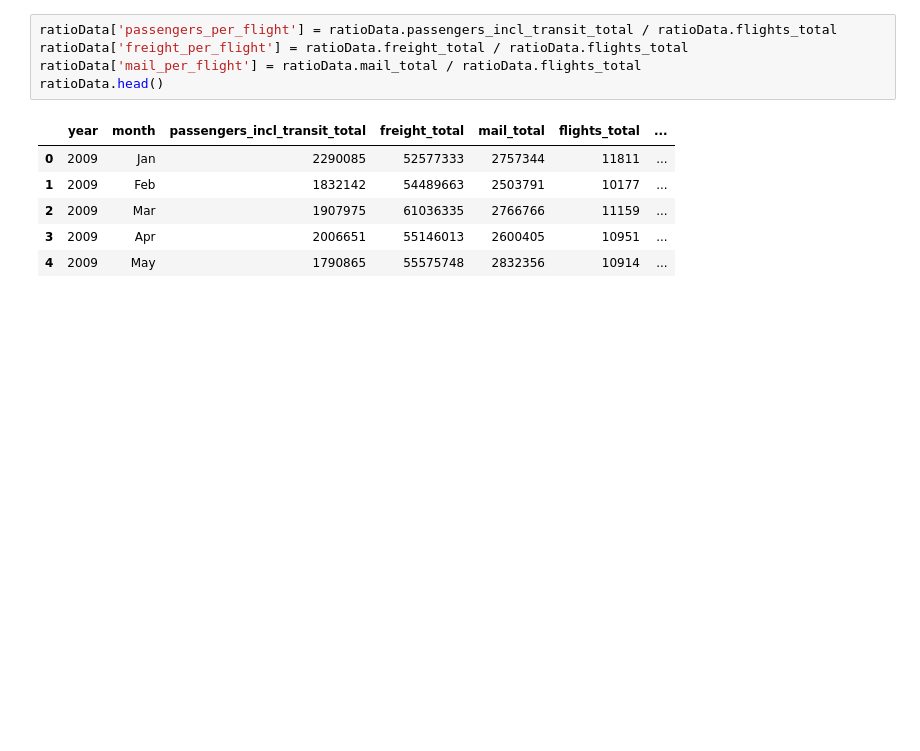
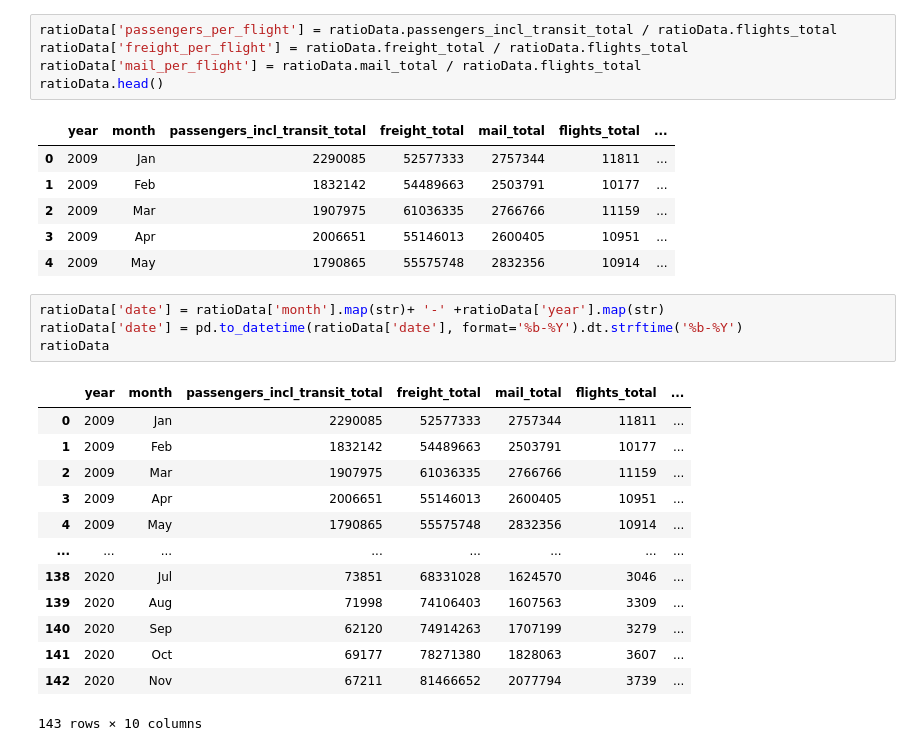
Before and after one commit to dianeyaneza/ebay-espresso, a Jupyter notebook: investigation/ratio_of_passengers_and_freight.ipynb, the cells around one changed output. Saved outputs shown, nothing was run; the diff lists cells and outputs as text; blank space fills up the shorter version.

```diff
--- a/investigation/ratio_of_passengers_and_freight.ipynb
+++ b/investigation/ratio_of_passengers_and_freight.ipynb
@@ -39,3 +39,21 @@ ratioData.head()
 | 2 | 2009 | Mar | 1907975 | 61036335 | 2766766 | 11159 | ... |
 | 3 | 2009 | Apr | 2006651 | 55146013 | 2600405 | 10951 | ... |
 | 4 | 2009 | May | 1790865 | 55575748 | 2832356 | 10914 | ... |
+# %%
+ratioData['date'] = ratioData['month'].map(str)+ '-' +ratioData['year'].map(str)
+ratioData['date'] = pd.to_datetime(ratioData['date'], format='%b-%Y').dt.strftime('%b-%Y')
+ratioData
+# %% [output]
+|  | year | month | passengers_incl_transit_total | freight_total | mail_total | flights_total | ... |
+| 0 | 2009 | Jan | 2290085 | 52577333 | 2757344 | 11811 | ... |
+| 1 | 2009 | Feb | 1832142 | 54489663 | 2503791 | 10177 | ... |
+| 2 | 2009 | Mar | 1907975 | 61036335 | 2766766 | 11159 | ... |
+| 3 | 2009 | Apr | 2006651 | 55146013 | 2600405 | 10951 | ... |
+| 4 | 2009 | May | 1790865 | 55575748 | 2832356 | 10914 | ... |
+| ... | ... | ... | ... | ... | ... | ... | ... |
+| 138 | 2020 | Jul | 73851 | 68331028 | 1624570 | 3046 | ... |
+| 139 | 2020 | Aug | 71998 | 74106403 | 1607563 | 3309 | ... |
+| 140 | 2020 | Sep | 62120 | 74914263 | 1707199 | 3279 | ... |
+| 141 | 2020 | Oct | 69177 | 78271380 | 1828063 | 3607 | ... |
+| 142 | 2020 | Nov | 67211 | 81466652 | 2077794 | 3739 | ... |
+143 rows × 10 columns
```
Also changed, not shown: parts of 2 cells of this notebook.
